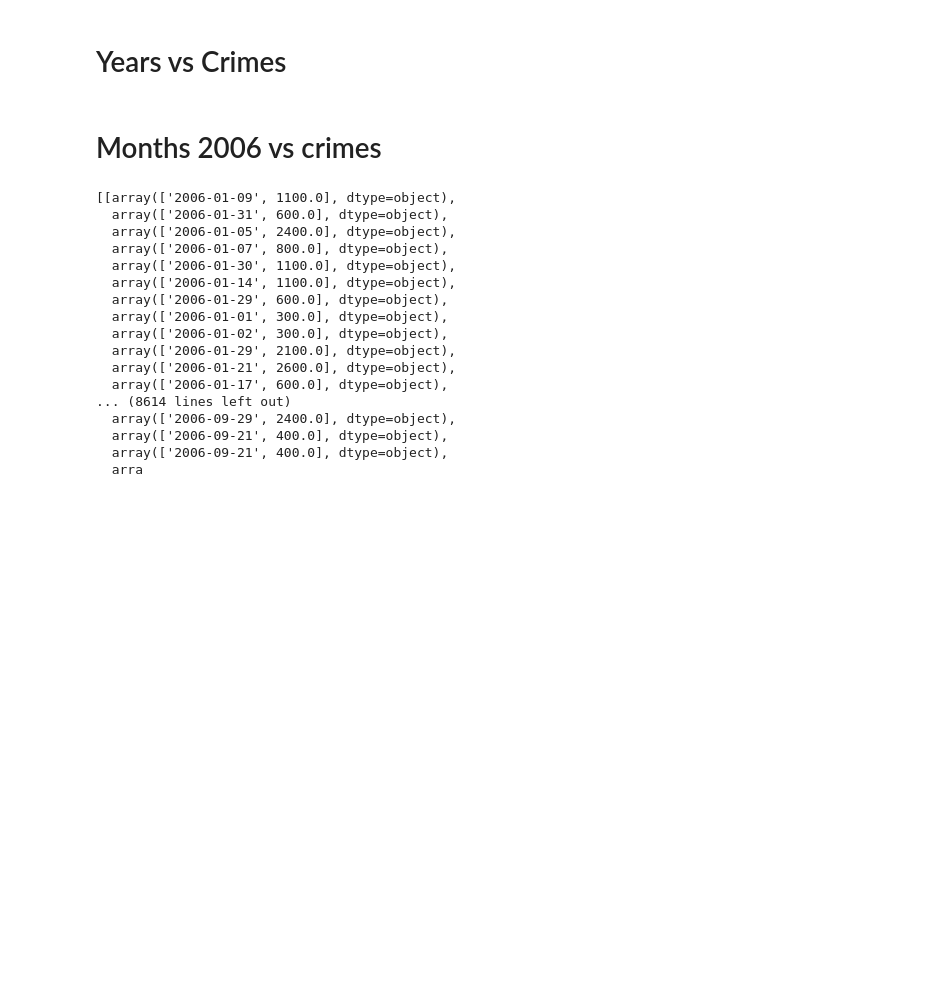
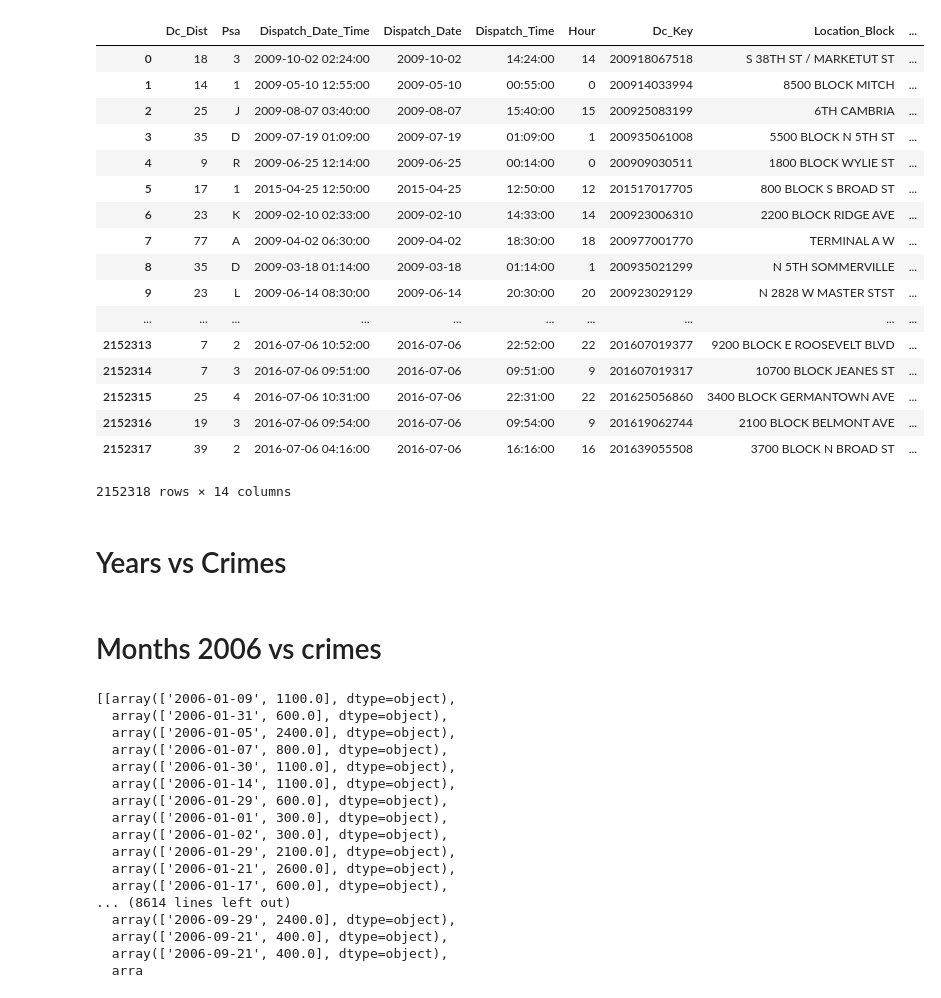
Before and after one commit to MartinBagge/DataScience, a Jupyter notebook: Criminal_Data.ipynb, the cells around one changed output. Saved outputs shown, nothing was run; the diff lists cells and outputs as text; code cells hidden in the pictures; blank space fills up the shorter version.

```diff
--- a/Criminal_Data.ipynb
+++ b/Criminal_Data.ipynb
@@ -9,3 +9,24 @@ from collections import Counter
 Crimes = pd.read_csv('crime.csv')
 CrimesData = Crimes.as_matrix()
 Date = CrimesData[:,[3,8]]
+# %%
+Crimes
+# %% [output]
+|  | Dc_Dist | Psa | Dispatch_Date_Time | Dispatch_Date | Dispatch_Time | Hour | Dc_Key | Location_Block | ... |
+| 0 | 18 | 3 | 2009-10-02 02:24:00 | 2009-10-02 | 14:24:00 | 14 | 200918067518 | S 38TH ST / MARKETUT ST | ... |
+| 1 | 14 | 1 | 2009-05-10 12:55:00 | 2009-05-10 | 00:55:00 | 0 | 200914033994 | 8500 BLOCK MITCH | ... |
+| 2 | 25 | J | 2009-08-07 03:40:00 | 2009-08-07 | 15:40:00 | 15 | 200925083199 | 6TH CAMBRIA | ... |
+| 3 | 35 | D | 2009-07-19 01:09:00 | 2009-07-19 | 01:09:00 | 1 | 200935061008 | 5500 BLOCK N 5TH ST | ... |
+| 4 | 9 | R | 2009-06-25 12:14:00 | 2009-06-25 | 00:14:00 | 0 | 200909030511 | 1800 BLOCK WYLIE ST | ... |
+| 5 | 17 | 1 | 2015-04-25 12:50:00 | 2015-04-25 | 12:50:00 | 12 | 201517017705 | 800 BLOCK S BROAD ST | ... |
+| 6 | 23 | K | 2009-02-10 02:33:00 | 2009-02-10 | 14:33:00 | 14 | 200923006310 | 2200 BLOCK RIDGE AVE | ... |
+| 7 | 77 | A | 2009-04-02 06:30:00 | 2009-04-02 | 18:30:00 | 18 | 200977001770 | TERMINAL A W | ... |
+| 8 | 35 | D | 2009-03-18 01:14:00 | 2009-03-18 | 01:14:00 | 1 | 200935021299 | N 5TH SOMMERVILLE | ... |
+| 9 | 23 | L | 2009-06-14 08:30:00 | 2009-06-14 | 20:30:00 | 20 | 200923029129 | N 2828 W MASTER STST | ... |
+| ... | ... | ... | ... | ... | ... | ... | ... | ... | ... |
+| 2152313 | 7 | 2 | 2016-07-06 10:52:00 | 2016-07-06 | 22:52:00 | 22 | 201607019377 | 9200 BLOCK E ROOSEVELT BLVD | ... |
+| 2152314 | 7 | 3 | 2016-07-06 09:51:00 | 2016-07-06 | 09:51:00 | 9 | 201607019317 | 10700 BLOCK JEANES ST | ... |
+| 2152315 | 25 | 4 | 2016-07-06 10:31:00 | 2016-07-06 | 22:31:00 | 22 | 201625056860 | 3400 BLOCK GERMANTOWN AVE | ... |
+| 2152316 | 19 | 3 | 2016-07-06 09:54:00 | 2016-07-06 | 09:54:00 | 9 | 201619062744 | 2100 BLOCK BELMONT AVE | ... |
+| 2152317 | 39 | 2 | 2016-07-06 04:16:00 | 2016-07-06 | 16:16:00 | 16 | 201639055508 | 3700 BLOCK N BROAD ST | ... |
+2152318 rows × 14 columns
```
Also changed, not shown: parts of 7 cells of this notebook.
